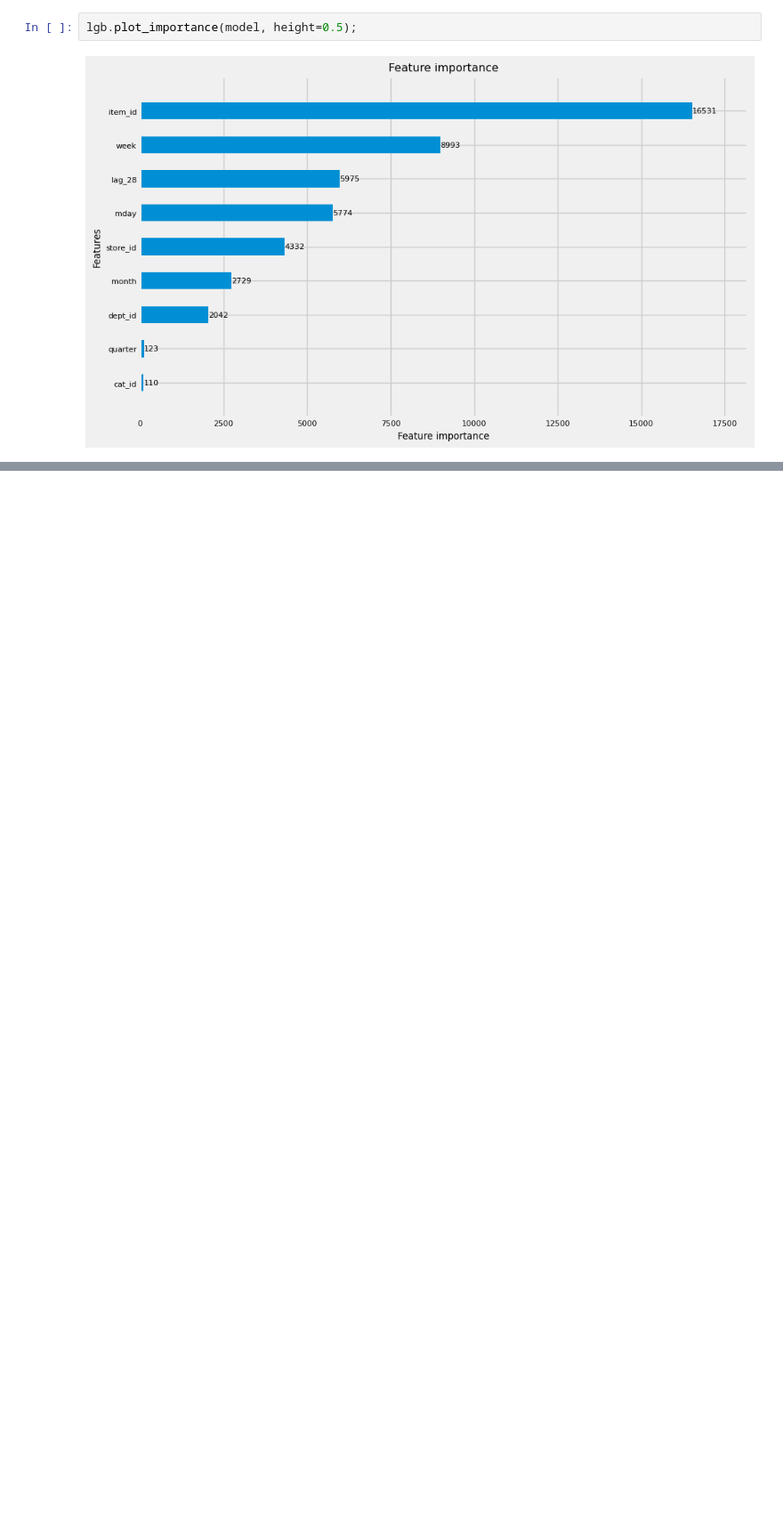
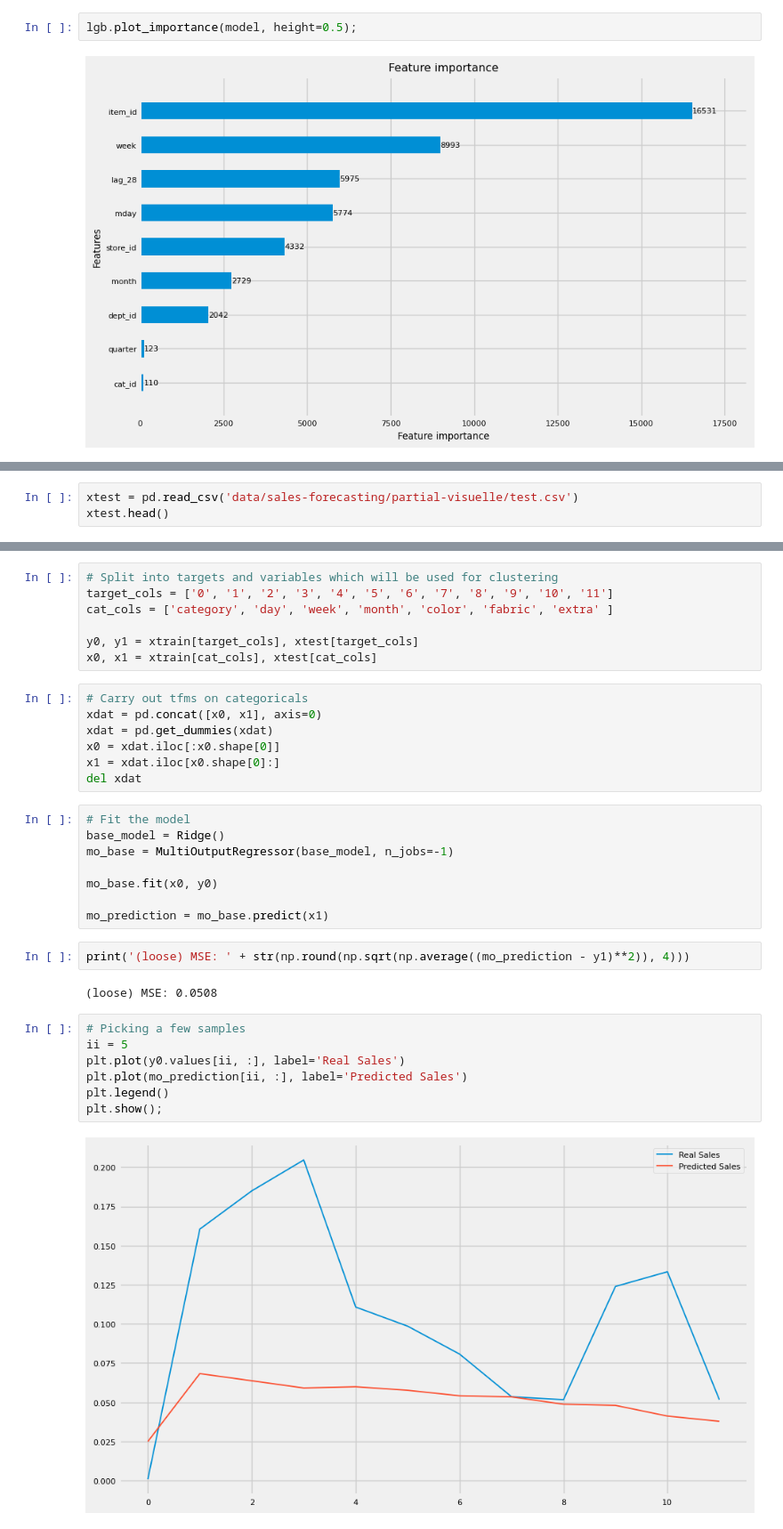
Before and after one commit to bachaudhry/time_series, a Jupyter notebook: ts_with_k/06_Sales_and_Demand_Forecasting.ipynb, the cells around one changed output, grey strips where cells are left out. Shown at 89% size. Saved outputs shown, nothing was run; the diff lists cells and outputs as text; blank space fills up the shorter version.

Commit message:
Add ridge and multioutput regressor approach

```diff
--- a/ts_with_k/06_Sales_and_Demand_Forecasting.ipynb
+++ b/ts_with_k/06_Sales_and_Demand_Forecasting.ipynb
@@ -632,0 +664,3 @@ lgb.plot_importance(model, height=0.5);
+# %%
+xtest = pd.read_csv('data/sales-forecasting/partial-visuelle/test.csv')
+xtest.head()
@@ -632,0 +724,35 @@ lgb.plot_importance(model, height=0.5);
+# %%
+# Split into targets and variables which will be used for clustering
+target_cols = ['0', '1', '2', '3', '4', '5', '6', '7', '8', '9', '10', '11']
+cat_cols = ['category', 'day', 'week', 'month', 'color', 'fabric', 'extra' ]
+
+y0, y1 = xtrain[target_cols], xtest[target_cols]
+x0, x1 = xtrain[cat_cols], xtest[cat_cols]
+# %%
+# Carry out tfms on categoricals
+xdat = pd.concat([x0, x1], axis=0)
+xdat = pd.get_dummies(xdat)
+x0 = xdat.iloc[:x0.shape[0]]
+x1 = xdat.iloc[x0.shape[0]:]
+del xdat
+# %%
+# Fit the model
+base_model = Ridge()
+mo_base = MultiOutputRegressor(base_model, n_jobs=-1)
+
+mo_base.fit(x0, y0)
+
+mo_prediction = mo_base.predict(x1)
+# %%
+print('(loose) MSE: ' + str(np.round(np.sqrt(np.average((mo_prediction - y1)**2)), 4)))
+# %% [output]
+(loose) MSE: 0.0508
+# %%
+# Picking a few samples
+ii = 5
+plt.plot(y0.values[ii, :], label='Real Sales')
+plt.plot(mo_prediction[ii, :], label='Predicted Sales')
+plt.legend()
+plt.show();
+# %% [output]
+[figure, added]
```
Also changed, not shown: parts of 13 cells of this notebook.
